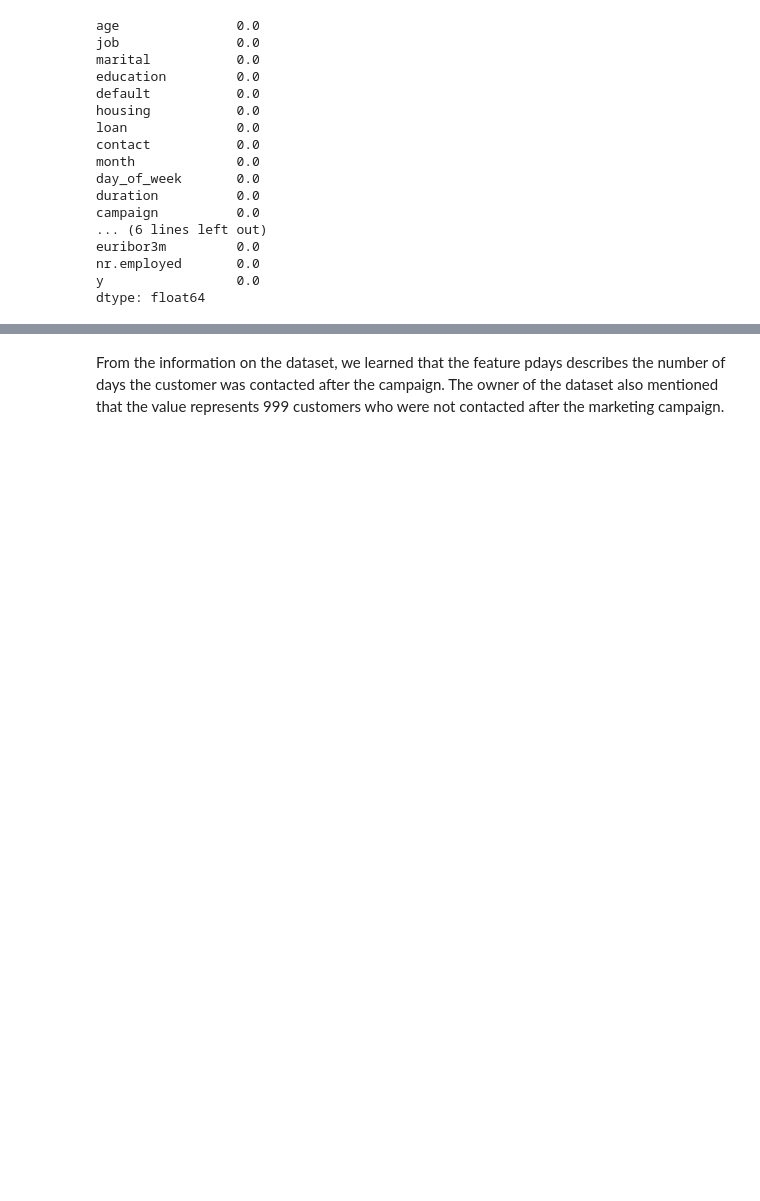
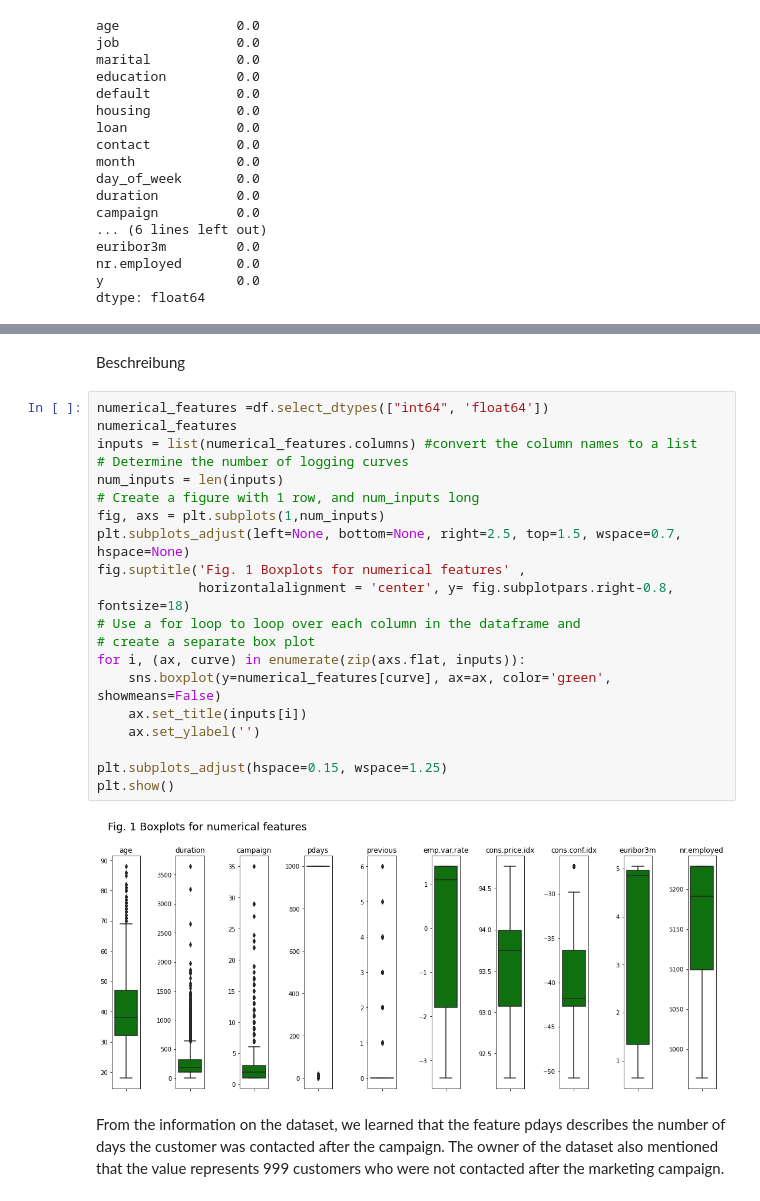
Before and after one commit to wuesten/Potfolio_2_ML, a Jupyter notebook: Exam.ipynb, the cells around one changed output, grey strips where cells are left out. Saved outputs shown, nothing was run; the diff lists cells and outputs as text; blank space fills up the shorter version.

```diff
--- a/Exam.ipynb
+++ b/Exam.ipynb
@@ -140,3 +154,27 @@ df.astype('object').describe()
+# %% [markdown]
+Beschreibung
+# %%
+numerical_features =df.select_dtypes(["int64", 'float64'])
+numerical_features
+inputs = list(numerical_features.columns) #convert the column names to a list
+# Determine the number of logging curves
+num_inputs = len(inputs)
+# Create a figure with 1 row, and num_inputs long
+fig, axs = plt.subplots(1,num_inputs)
+plt.subplots_adjust(left=None, bottom=None, right=2.5, top=1.5, wspace=0.7, hspace=None)
+fig.suptitle('Fig. 1 Boxplots for numerical features' ,
+             horizontalalignment = 'center', y= fig.subplotpars.right-0.8, fontsize=18)
+# Use a for loop to loop over each column in the dataframe and
+# create a separate box plot
+for i, (ax, curve) in enumerate(zip(axs.flat, inputs)):
+    sns.boxplot(y=numerical_features[curve], ax=ax, color='green', showmeans=False)
+    ax.set_title(inputs[i])
+    ax.set_ylabel('')
+
+plt.subplots_adjust(hspace=0.15, wspace=1.25)
+plt.show()
+# %% [output]
+[figure, added]
 # %% [markdown]
 From the information on the dataset, we learned that the feature pdays describes the number of days the customer was contacted after the campaign. The owner of the dataset also mentioned that the value represents 999 customers who were not contacted after the marketing campaign.
 # %%
```
Also changed, not shown: parts of 115 cells of this notebook, 1 other file.
